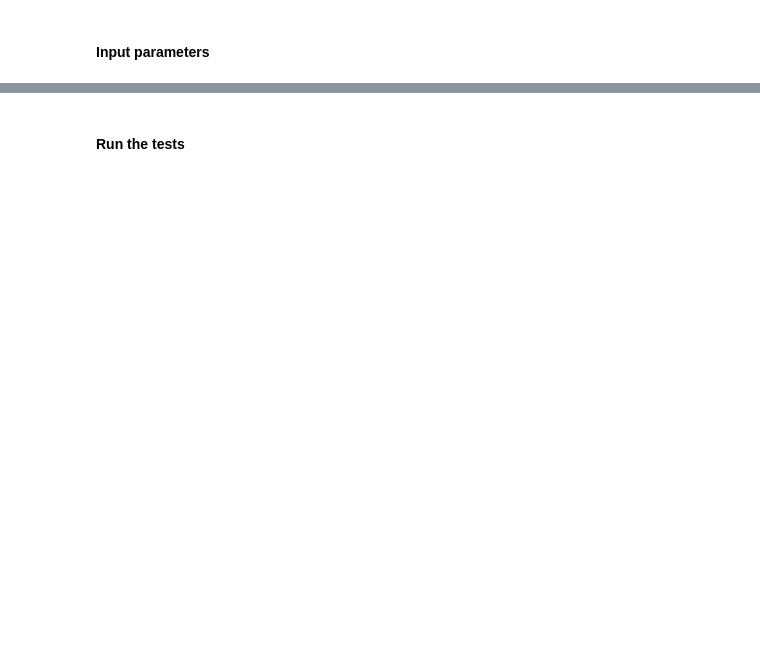
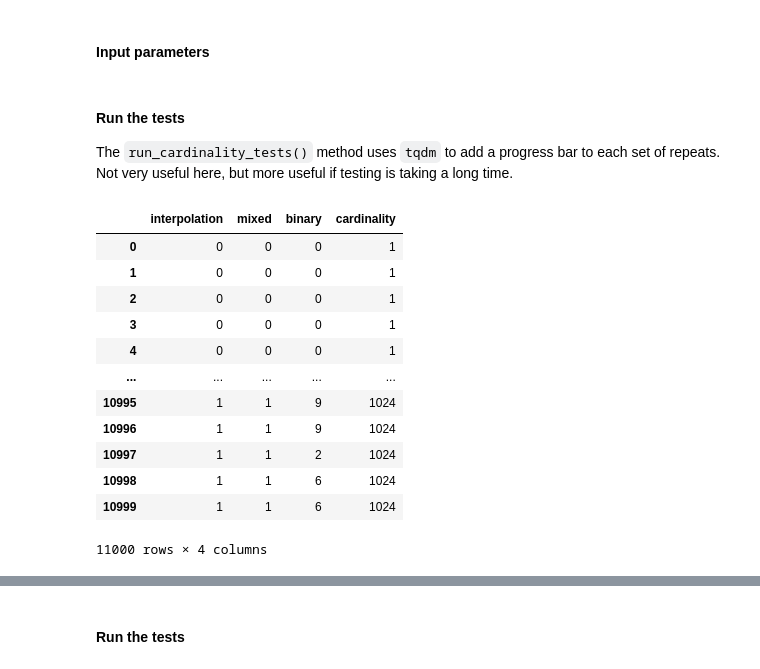
Before and after one commit to matthewDavidson1997/Interpolation-Search, a Jupyter notebook: Interpolation search.ipynb, the cells around one changed output, grey strips where cells are left out. Drawn from its saved outputs; the diff is of its cells as text; code cells hidden in the pictures; blank space fills up the shorter version.

```diff
--- a/Interpolation search.ipynb
+++ b/Interpolation search.ipynb
@@ -159,0 +151,3 @@ REPEATS = 100
+# %% [markdown]
+#### Run the tests
+The `run_cardinality_tests()` method uses `tqdm` to add a progress bar to each set of repeats.  Not very useful here, but more useful if testing is taking a long time.
@@ -159,0 +156,17 @@ REPEATS = 100
+# %%
+arithmetic_df = pd.DataFrame(arithmetic_results)
+arithmetic_df
+# %% [output]
+|  | interpolation | mixed | binary | cardinality |
+| 0 | 0 | 0 | 0 | 1 |
+| 1 | 0 | 0 | 0 | 1 |
+| 2 | 0 | 0 | 0 | 1 |
+| 3 | 0 | 0 | 0 | 1 |
+| 4 | 0 | 0 | 0 | 1 |
+| ... | ... | ... | ... | ... |
+| 10995 | 1 | 1 | 9 | 1024 |
+| 10996 | 1 | 1 | 9 | 1024 |
+| 10997 | 1 | 1 | 2 | 1024 |
+| 10998 | 1 | 1 | 6 | 1024 |
+| 10999 | 1 | 1 | 6 | 1024 |
+11000 rows × 4 columns
```
Also changed, not shown: parts of 50 cells of this notebook.
